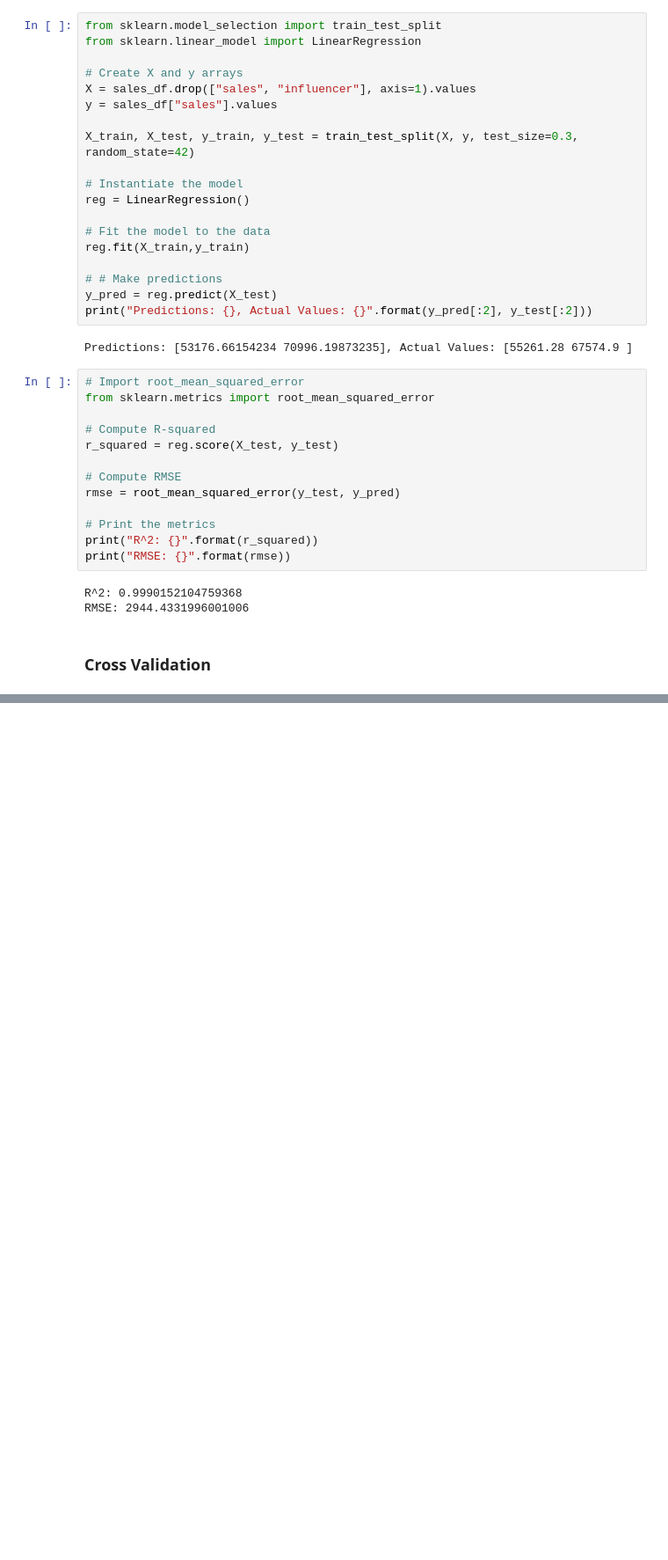
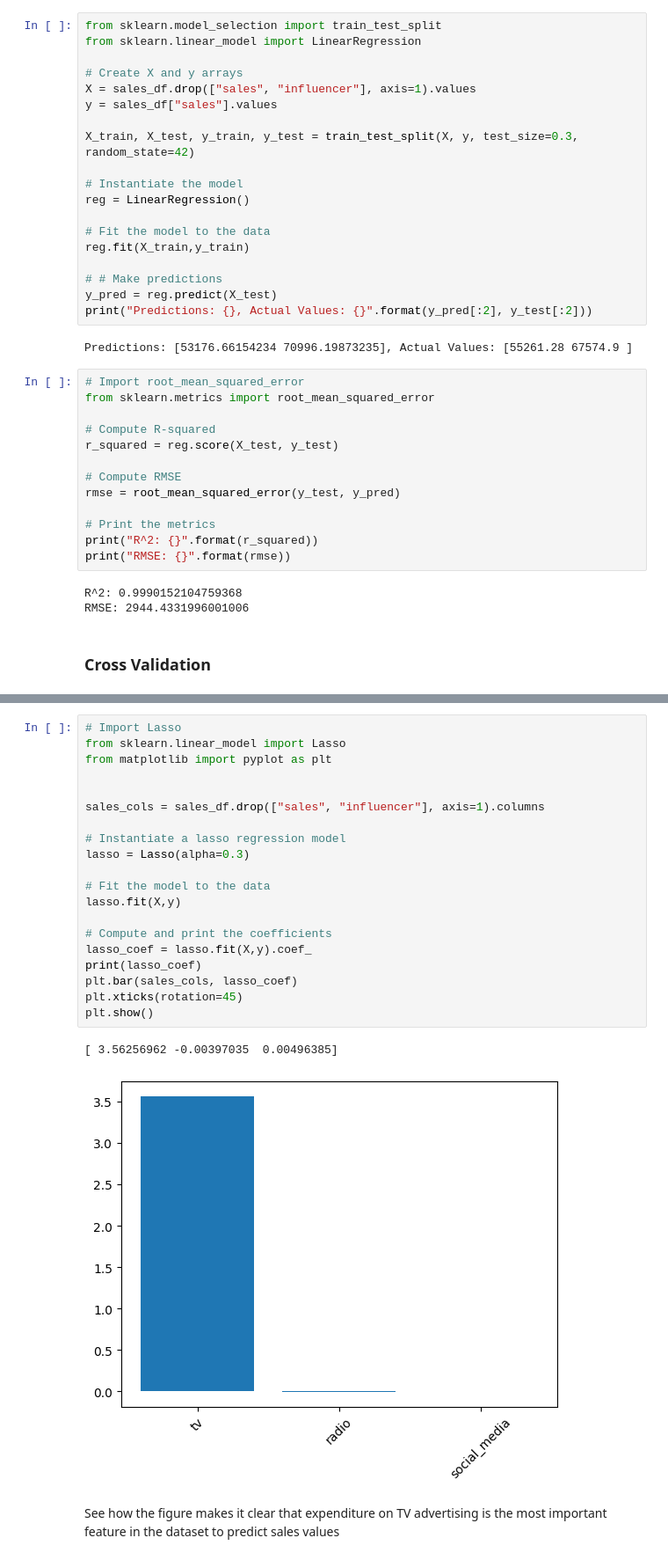
Before and after one commit to mikeogunmakin/study, a Jupyter notebook: 02 machine learning/machine learning scientist in python/machine_learning_scientist_in_python.ipynb, the cells around one changed output, grey strips where cells are left out. Shown at 88% size. Cells and saved outputs as stored; diff of their text form; blank space fills up the shorter version.

```diff
--- a/02 machine learning/machine learning scientist in python/machine_learning_scientist_in_python.ipynb
+++ b/02 machine learning/machine learning scientist in python/machine_learning_scientist_in_python.ipynb
@@ -418,0 +557,25 @@ RMSE: 2944.4331996001006
+# %%
+# Import Lasso
+from sklearn.linear_model import Lasso
+from matplotlib import pyplot as plt
+
+
+sales_cols = sales_df.drop(["sales", "influencer"], axis=1).columns
+
+# Instantiate a lasso regression model
+lasso = Lasso(alpha=0.3)
+
+# Fit the model to the data
+lasso.fit(X,y)
+
+# Compute and print the coefficients
+lasso_coef = lasso.fit(X,y).coef_
+print(lasso_coef)
+plt.bar(sales_cols, lasso_coef)
+plt.xticks(rotation=45)
+plt.show()
+# %% [output]
+[ 3.56256962 -0.00397035  0.00496385]
+[figure, added]
+# %% [markdown]
+See how the figure makes it clear that expenditure on TV advertising is the most important feature in the dataset to predict sales values
```
Also changed, not shown: parts of 26 cells of this notebook.
